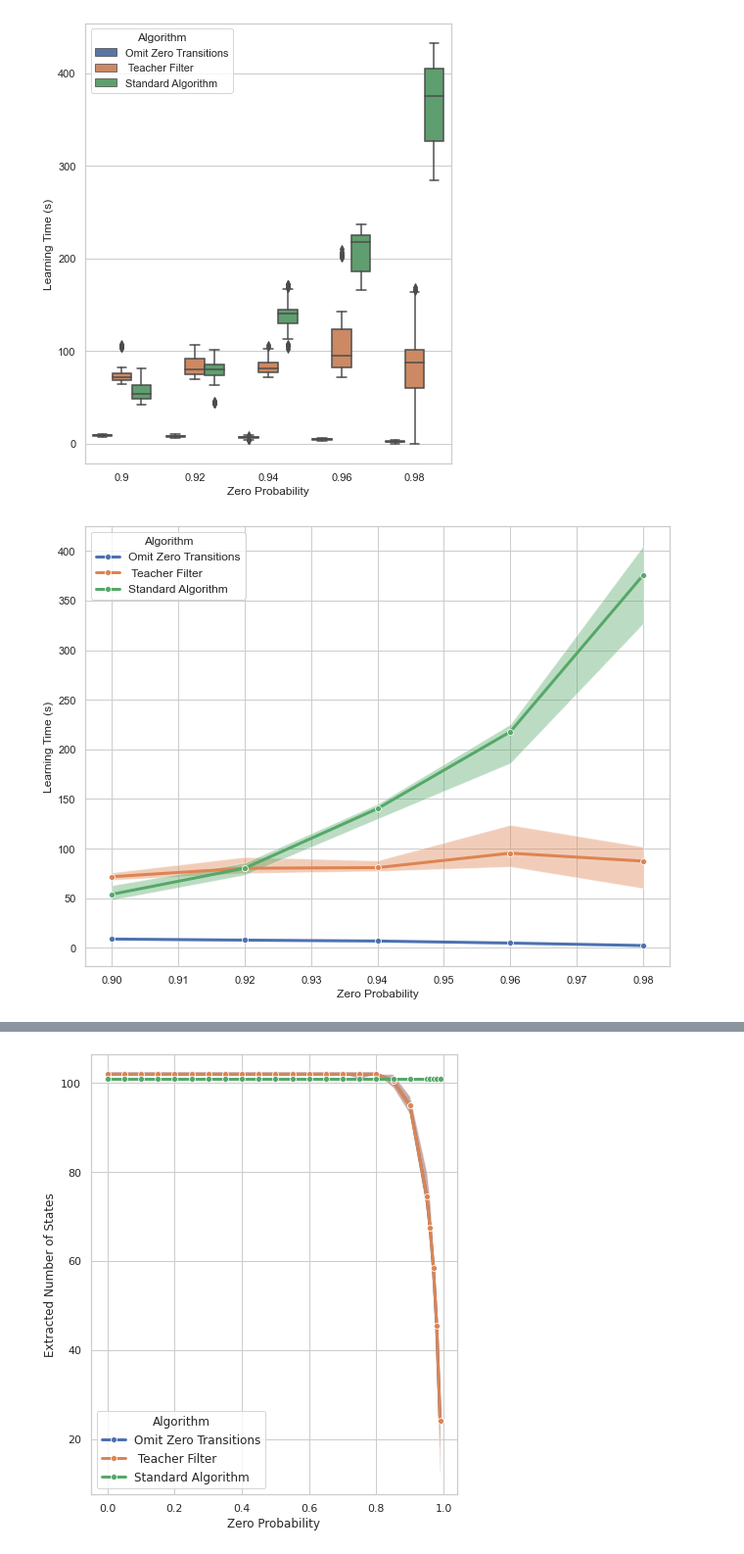
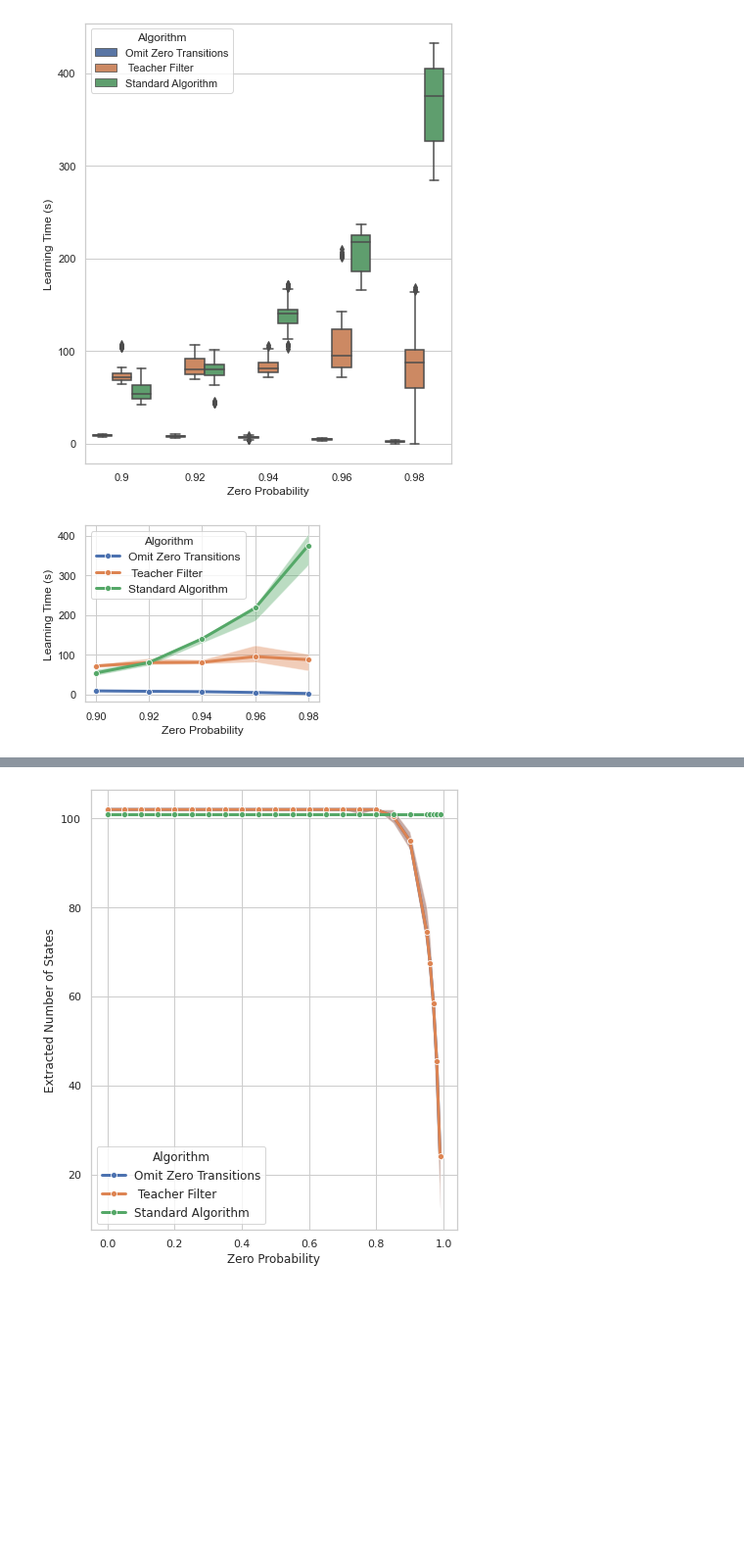
Before and after one commit to neuralchecker/pymodelextractor_model_guided_extraction, a Jupyter notebook: experiments/compare_on_random_pdfa_varying_zero_probs_20_symbols_500_states/data_analysis.ipynb, the cells around one changed output, grey strips where cells are left out. Shown at 98% size. Saved outputs shown, nothing was run; the diff lists cells and outputs as text; code cells hidden in the pictures; blank space fills up the shorter version.

```diff
--- a/experiments/compare_on_random_pdfa_varying_zero_probs_20_symbols_500_states/data_analysis.ipynb
+++ b/experiments/compare_on_random_pdfa_varying_zero_probs_20_symbols_500_states/data_analysis.ipynb
@@ -96,31 +96,31 @@ for t, l in zip(ax.get_legend().get_texts(), new_labels):
 # %% [output]
 [figure]
 # %%
-sns.set(rc={'figure.figsize':(10.7,8.27)})
+sns.set(rc={'figure.figsize':(10.7/2.5,8.27/2.5)})
 sns.set_style("whitegrid")
 # Compute quartiles
 quartiles = evaluation_data_exact.groupby(['Algorithm', 'Zero_Probability'])['Time(s)'].quantile([0.25, 0.5, 0.75]).unstack(level=0)
 
 # Calculate means
 means = evaluation_data_exact.groupby(['Algorithm', 'Zero_Probability'])['Time(s)'].median().unstack(level=0)
 
 # Plot quartiles with error bars
 for algo in evaluation_data_exact['Algorithm'].unique():
     sns.lineplot(data=means[algo], marker='o', label=algo, linewidth = 3)
     #plt.errorbar(x=means.index, y=means[algo], yerr=[means[algo] - quartiles[algo].loc[:,0.25], quartiles[algo].loc[:,0.75] - means[algo]], fmt='o')
     plt.fill_between(x=means.index, y1=quartiles[algo].loc[:,0.25], y2= quartiles[algo].loc[:,0.75], alpha = 0.4)
 
 plt.legend(title='Algorithm', fontsize=12, frameon=True, loc = 'upper left')
 plt.xlabel("Zero Probability", fontsize=12)
 plt.ylabel("Learning Time (s)", fontsize=12)
 
 new_labels = ["Omit Zero Transitions"," Teacher Filter","Standard Algorithm"]
 for t, l in zip(plt.gca().get_legend().get_texts(), new_labels):
     t.set_text(l)
 
 plt.show()
 # %% [output]
-[figure, old version]
+[figure, new version]
 # %%
 sns.set(rc={'figure.figsize':(10.7,8.27)})
 sns.set_style("whitegrid")
```
Also changed, not shown: parts of 2 cells of this notebook, 46 other files.
